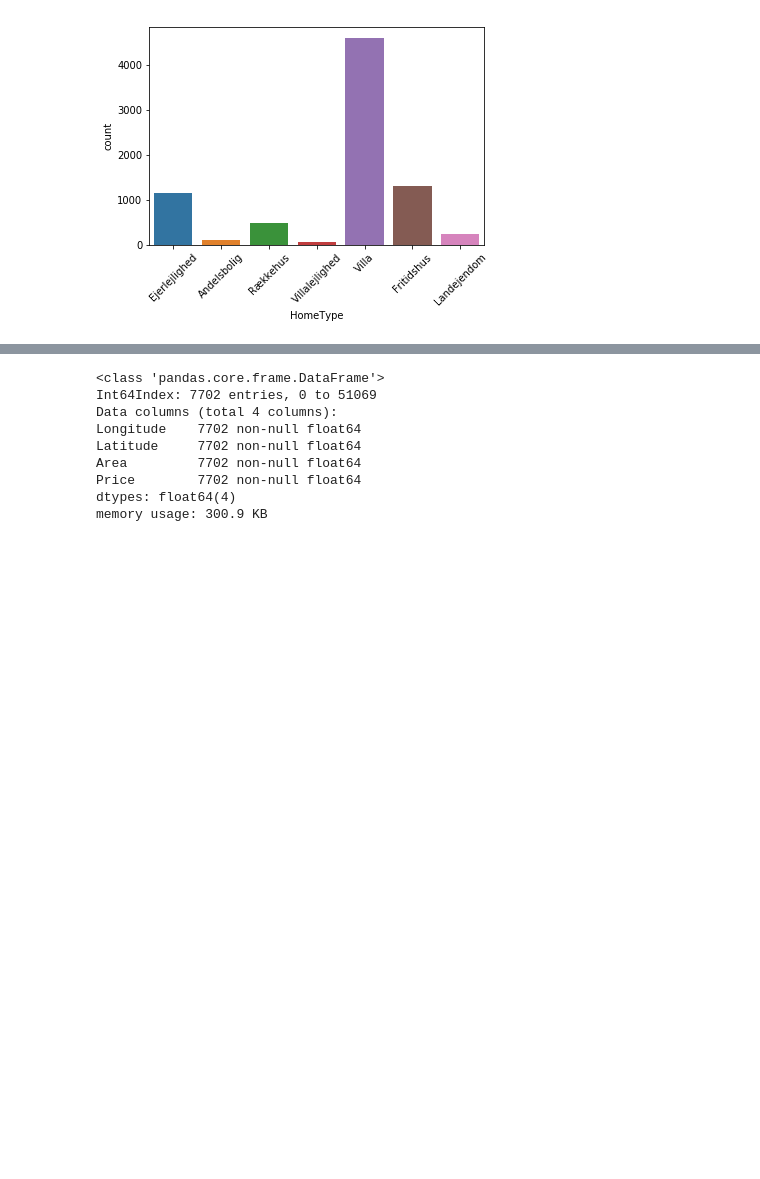
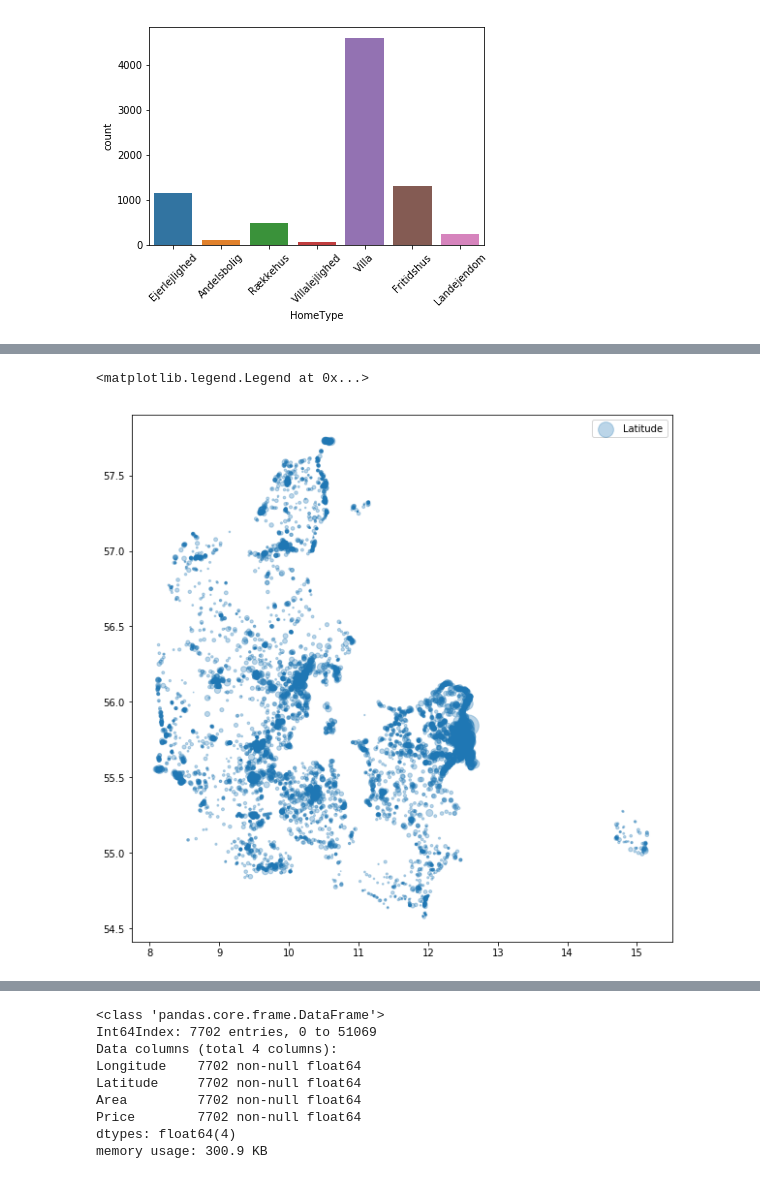
Before and after one commit to mbroend/predicting-home-prices, a Jupyter notebook: Data Analyst.ipynb, the cells around one changed output, grey strips where cells are left out. Cells and saved outputs as stored; diff of their text form; code cells hidden in the pictures; blank space fills up the shorter version.

```diff
--- a/Data Analyst.ipynb
+++ b/Data Analyst.ipynb
@@ -53,0 +98,8 @@ plt.xticks(rotation = 45)
+# %%
+scale = (df['Price']/df['Price'].max()) * 500
+plt.figure(figsize = [10, 10])
+plt.scatter(data = df, x = 'Longitude', y = 'Latitude', s = scale, alpha = 0.3, marker = 'o')
+plt.legend()
+# %% [output]
+<matplotlib.legend.Legend at 0x...>
+[figure, added]
```
Also changed, not shown: parts of 10 cells of this notebook.
